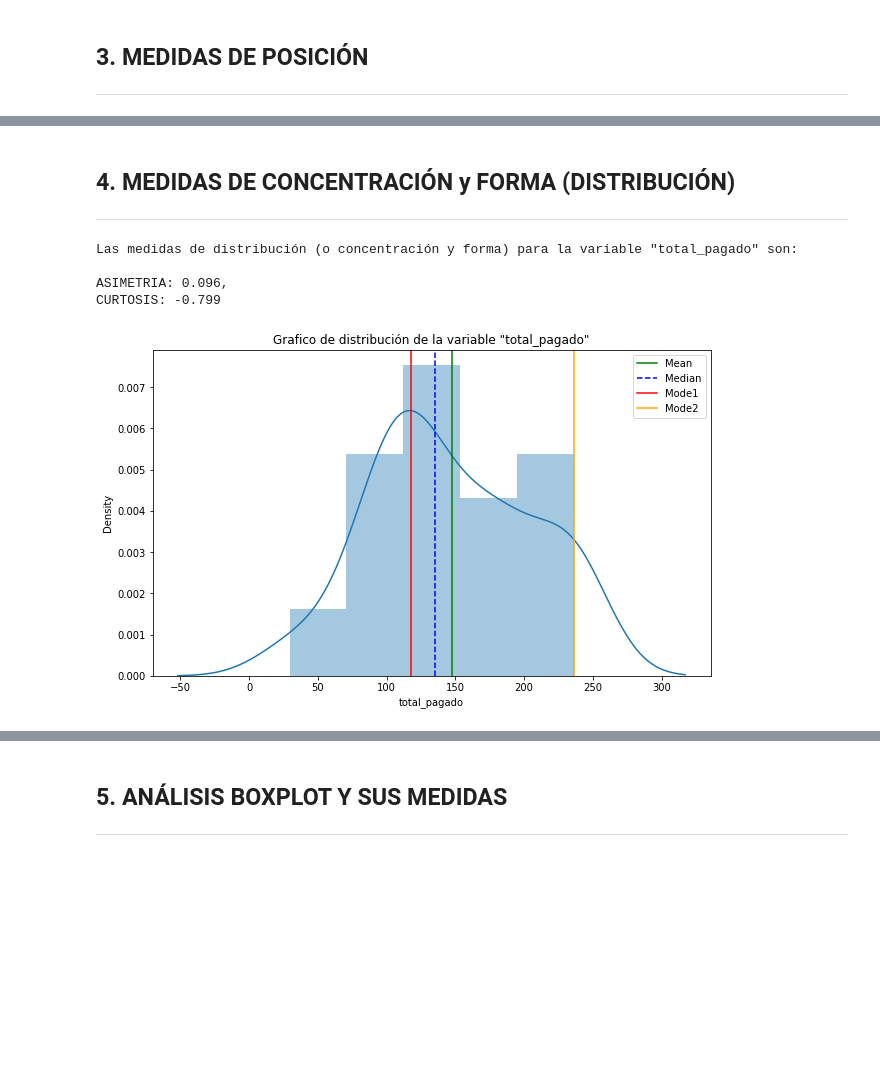
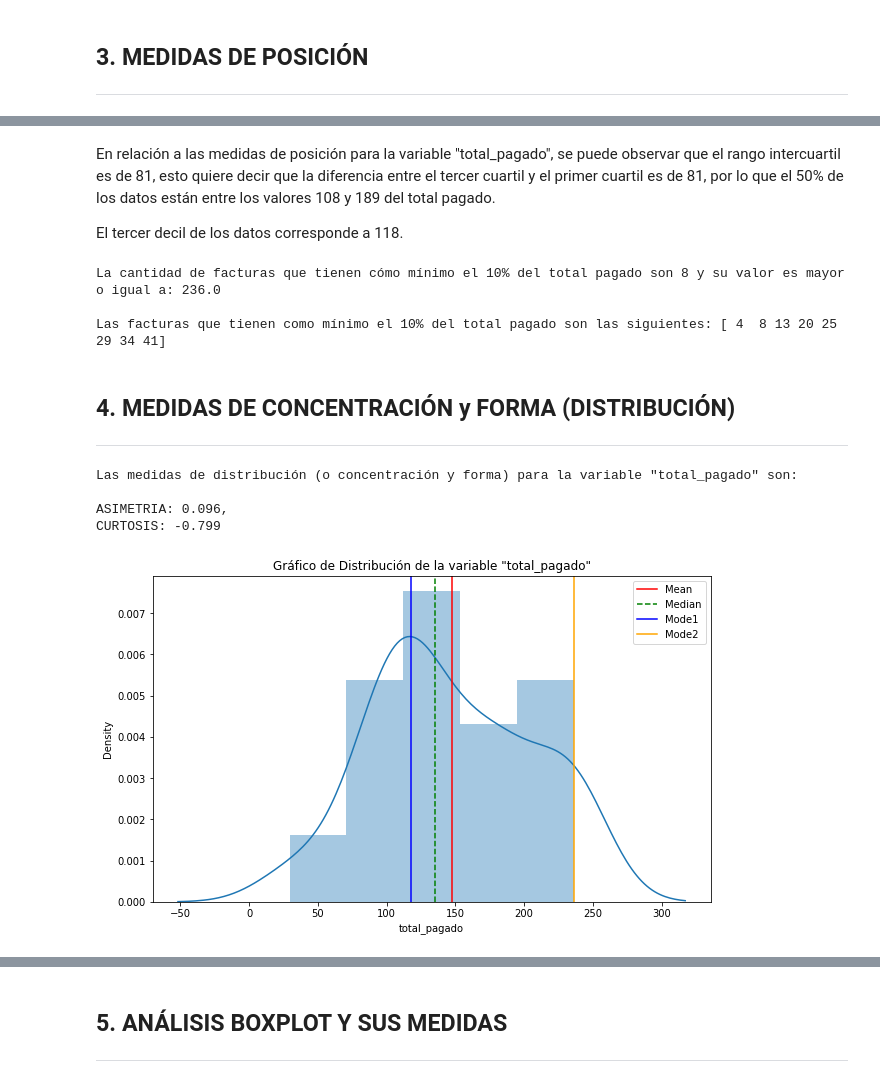
Before and after one commit to PauForestal/master_bdds, a Jupyter notebook: M2_AI2_VallejoPaula.ipynb, the cells around one changed output, grey strips where cells are left out. Cells and saved outputs as stored; diff of their text form; code cells hidden in the pictures; blank space fills up the shorter version.

```diff
--- a/M2_AI2_VallejoPaula.ipynb
+++ b/M2_AI2_VallejoPaula.ipynb
@@ -132,0 +173,5 @@ def dispersion_measure(col):
+# %%
+#Iteración para identificar las columnas numéricas y excluir el id. Las columnas resultantes entran a la función anteriormente descrita, para tener una visión general de ellas.
+for col, types in df.dtypes.items():
+    if col != 'id' and types != 'object':
+        dispersion_measure(col)
@@ -144,10 +217,16 @@ CORRELATION COEFFICIENT: 39.33%
 
 ---
 # %%
+#Función para determinar las medidas de posición. Permite calcularlas según la columna que se quiera analizar.
 def position_measure(col):
   IQR = ss.iqr(df[col], interpolation='midpoint')
   #Q1 = np.percentile(df[col], 25, interpolation='midpoint')
   Q1 = df[col].quantile(0.25)
   #D3 = np.percentile(df[col], 90, interpolation='midpoint')
-  D3 = df[col].quantile(0.9)
-  print(f'INTERQUARTILE RANGE: {IQR}\nQ1: {Q1}\nD3: {D3}')
+  D3 = df[col].quantile(0.3)
+  print(f'Las medidas de posición para la variable "{col}" son:\nIQR: {IQR}\nQ1: {Q1}\nD3: {D3}')
+# %%
+#Iteración para identificar las columnas numéricas y excluir el id. Las columnas resultantes entran a la función anteriormente descrita, para tener una visión general de ellas.
+for col, types in df.dtypes.items():
+    if col != 'id' and types != 'object':
+        position_measure(col)
@@ -160,5 +257,19 @@ DECILE: 236.0
-# %%
-df['Decile_rank'] = pd.qcut(df['total_pagado'], q=10, duplicates='drop')
+# %% [markdown]
+En relación a las medidas de posición para la variable "total_pagado", se puede observar que el rango intercuartil es de 81, esto quiere decir que la diferencia entre el tercer cuartil y el primer cuartil es de 81, por lo que el 50% de los datos están entre los valores 108 y 189 del total pagado.
+
+El tercer decil de los datos corresponde a 118.
+# %%
+#Segunda parte de la pregunta 3
+D9 = df['total_pagado'].quantile(0.9)
+cantidad_facturas = df.query('total_pagado >= @D9').total_pagado.count()
+id_factura = df.query('total_pagado >= @D9').id.unique()
+
+print(f'La cantidad de facturas que tienen cómo mínimo el 10% del total pagado son {cantidad_facturas} y su valor es mayor o igual a: {D9}\n')
+print(f'Las facturas que tienen como mínimo el 10% del total pagado son las siguientes: {id_factura}')
+# %% [output]
+La cantidad de facturas que tienen cómo mínimo el 10% del total pagado son 8 y su valor es mayor o igual a: 236.0
+
+Las facturas que tienen como mínimo el 10% del total pagado son las siguientes: [ 4  8 13 20 25 29 34 41]
 # %% [markdown]
 ## **4. MEDIDAS DE CONCENTRACIÓN y FORMA (DISTRIBUCIÓN)**
 
@@ -171,23 +283,23 @@ def distribution_measure(col):
 # %%
-distribution_measure('total_pagado')
-
 mean=df['total_pagado'].mean()
 median=df['total_pagado'].median()
 mode=df['total_pagado'].mode()
 
 fig, ax = plt.subplots(figsize=(10,6))
 
 sns.distplot(df['total_pagado']);
 
-plt.title('Grafico de distribución de la variable "total_pagado"')
-plt.axvline(mean, color='green', label='Mean')
-plt.axvline(median, color='blue', label='Median', linestyle = '--')
-plt.axvline(mode[0], color='red', label='Mode1')
+plt.title('Gráfico de Distribución de la variable "total_pagado"')
+plt.axvline(mean, color='red', label='Mean')
+plt.axvline(median, color='green', label='Median', linestyle = '--')
+plt.axvline(mode[0], color='blue', label='Mode1')
 plt.axvline(mode[1], color='orange', label='Mode2')
 plt.legend();
+
+distribution_measure('total_pagado')
 # %% [output]
 Las medidas de distribución (o concentración y forma) para la variable "total_pagado" son:
 
 ASIMETRIA: 0.096,
 CURTOSIS: -0.799
-[figure, old version]
+[figure, new version]
```
Also changed, not shown: parts of 30 cells of this notebook.
